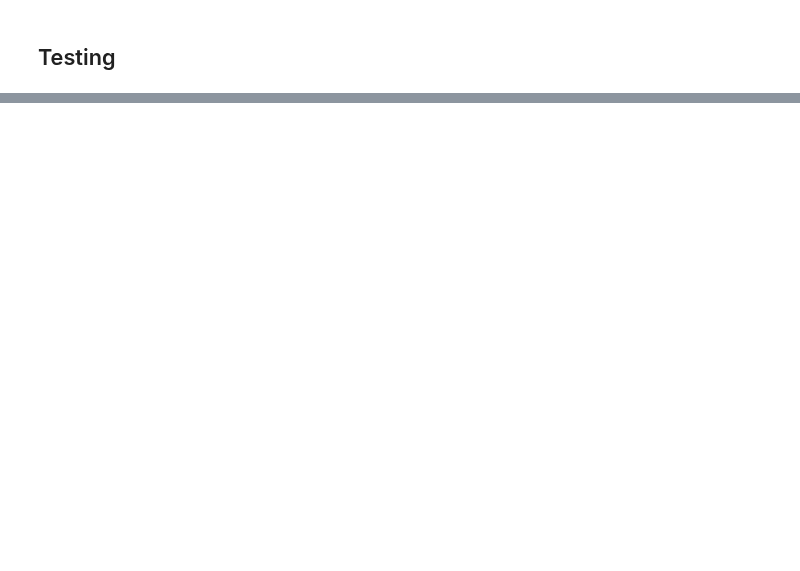
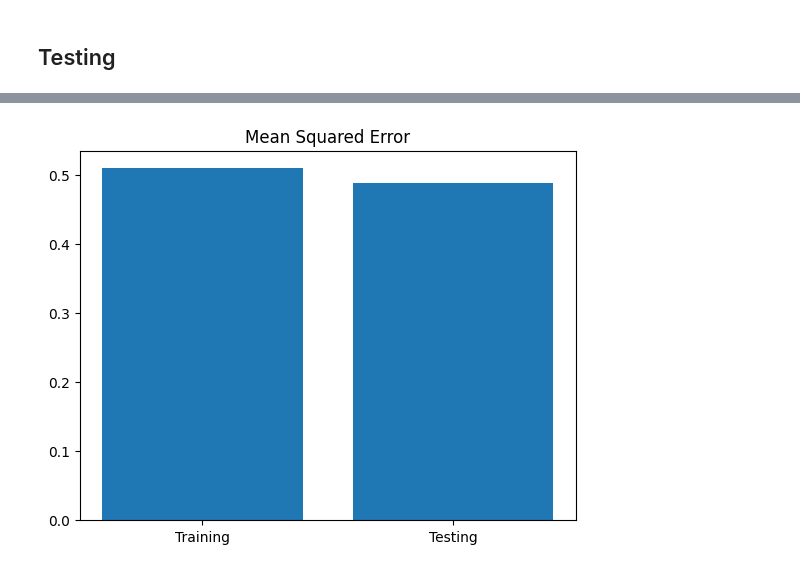
Before and after one commit to imraunav/Deep-Learning-and-Applications, a Jupyter notebook: regression_univariate.ipynb, the cells around one changed output, grey strips where cells are left out. Drawn from its saved outputs; the diff is of its cells as text; code cells hidden in the pictures; blank space fills up the shorter version.

```diff
--- a/regression_univariate.ipynb
+++ b/regression_univariate.ipynb
@@ -101,0 +102,6 @@ mse_train
+# %%
+plt.bar(['Training', 'Testing'], [mse_train, mse_test])
+plt.title('Mean Squared Error')
+plt.show()
+# %% [output]
+[figure, added]
```
Also changed, not shown: parts of 5 cells of this notebook, 1 other file.
